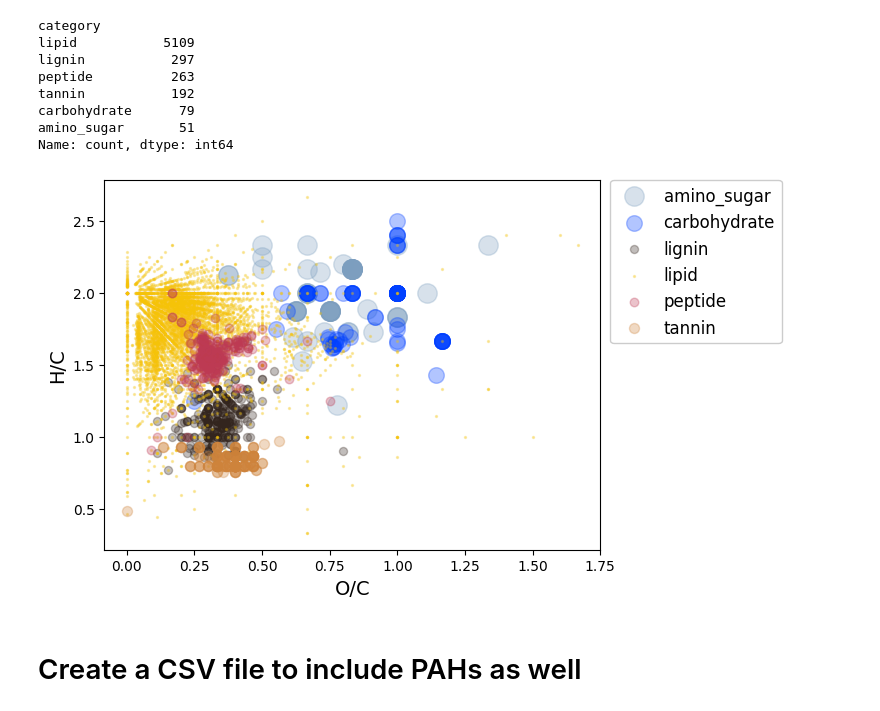
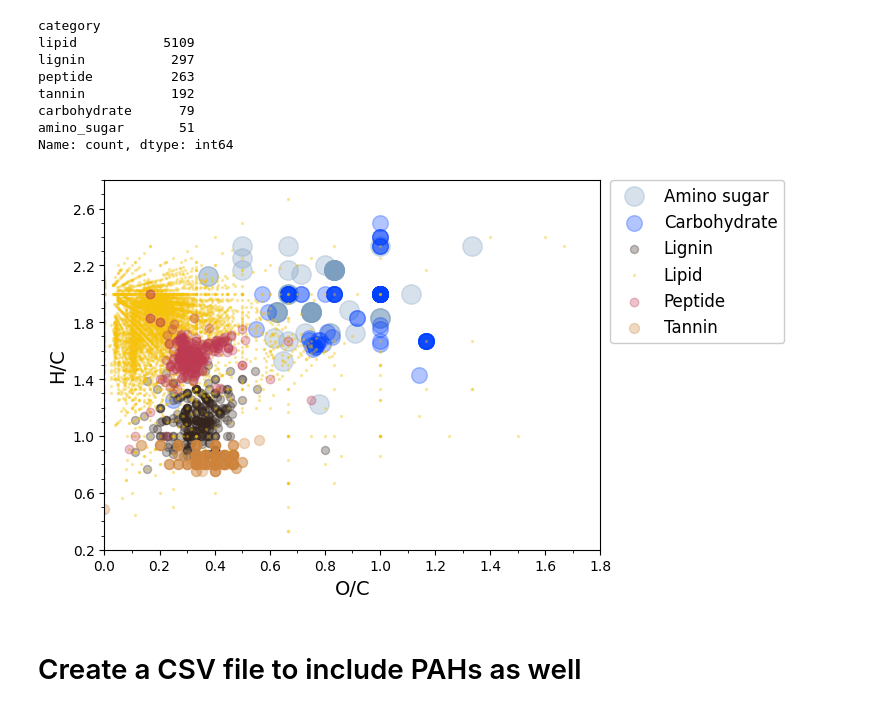
Before and after one commit to polimatt/SSEFCCA, a Jupyter notebook: code/create_csvs.ipynb, the cells around one changed output. Saved outputs shown, nothing was run; the diff lists cells and outputs as text; code cells hidden in the pictures.

```diff
--- a/code/create_csvs.ipynb
+++ b/code/create_csvs.ipynb
@@ -7,6 +7,9 @@ import vk_functions as vkf
 from sklearn.utils.class_weight import compute_class_weight
 # %%
-data_folder = 'vk_definitions\\csv_files\\molec_db'
+data_folder = 'data\\csv_files\\molec_db'
+
+save_csvs_folder = 'data\\csv_files'
+save_plots_folder = 'data\\plots'
 # %%
 LM_files = [x for x in os.listdir(data_folder) if x.endswith('.csv') and 'l&m' in x]
 # %%
@@ -121,18 +124,25 @@ overall_df.to_csv('vk_definitions\\csv_files\\new_vk_areas_df.csv', index=False)
 # %%
 #plot the Van Krevelen diagram
 fig, ax = plt.subplots()
 
 for category in overall_df['category'].unique():
     subset = overall_df[overall_df['category'] == category]
-    ax.scatter(subset['O/C'], subset['H/C'], label=category, c = vkf.vk_region_colours[category],
+    ax.scatter(subset['O/C'], subset['H/C'], label=category.capitalize().replace('_',' ') if category != 'pah' else 'PAH',
+               c = mlcf.vk_region_colours[category],
                alpha=0.3, s=1e4/len(overall_df[overall_df['category'] == category])) # the size of the points is inversely proportional to the number of points in that category
 
 ax.set_xlabel('O/C', fontsize=14)
 ax.set_ylabel('H/C', fontsize=14)
+ax.set_xlim(0,1.8)
+ax.set_ylim(0,3)
+
+mlcf.set_axis_ticks(overall_df['O/C'].values,ax,axis='x',major_ticks_interval=.2,minor_ticks_interval=.1,rounding=1,lower_lim=0)
+mlcf.set_axis_ticks(overall_df['H/C'].values,ax,axis='y',major_ticks_interval=.4,minor_ticks_interval=.1,rounding=1)
+
 ax.legend(framealpha=1,bbox_to_anchor=(1.02, 1), loc='upper left', borderaxespad=0,fontsize=12)
-fig.savefig('vk_definitions\\plots\\vk_diagram.svg', dpi = 600, facecolor = '#fff', bbox_inches='tight')
+fig.savefig(f'{save_plots_folder}\\vk_diagram.svg', dpi = 600, facecolor = '#fff', bbox_inches='tight')
 # %% [output]
-[figure, old version]
+[figure, new version]
 # %% [markdown]
 # Create a CSV file to include PAHs as well
 # %%
```
Also changed, not shown: parts of 5 cells of this notebook, 4 other files.
